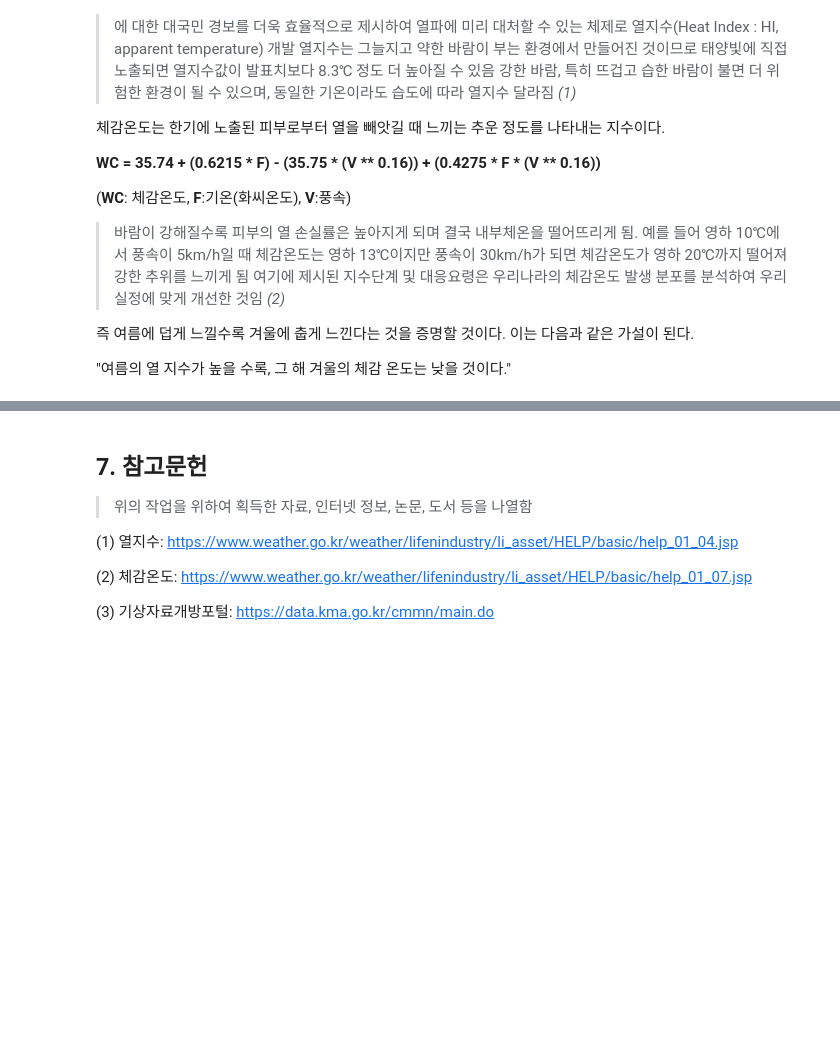
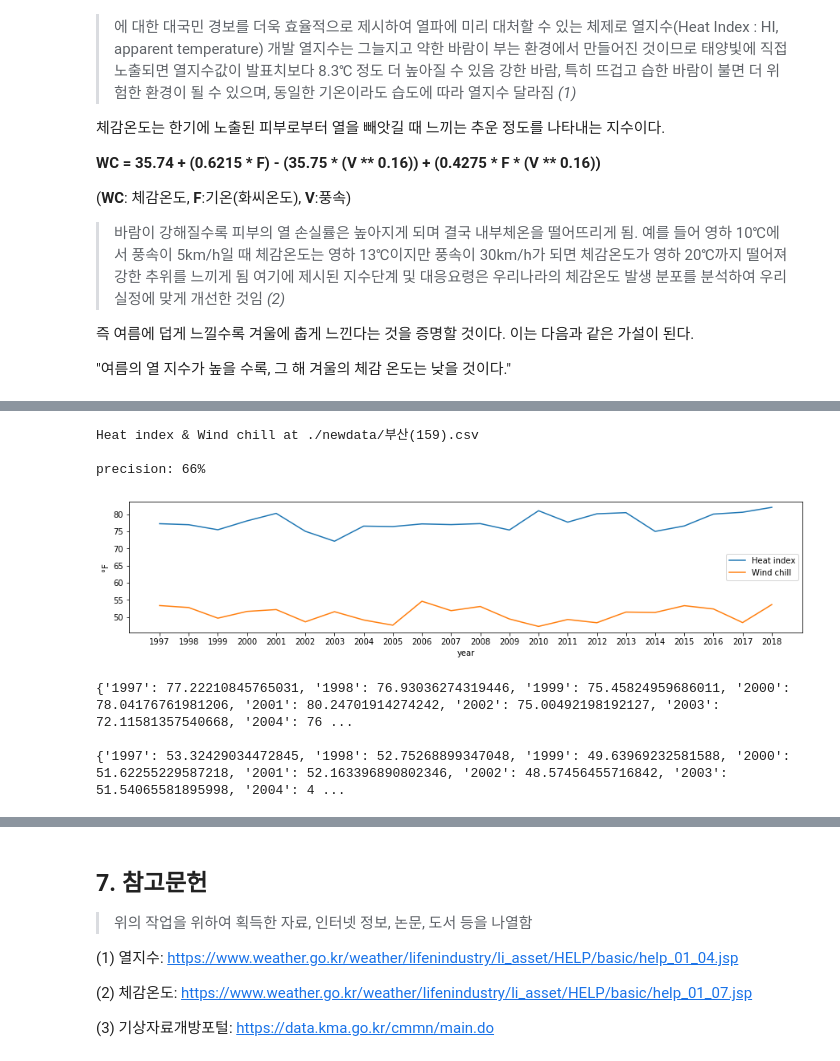
Before and after one commit to hwangwoojin/hot2cold, a Jupyter notebook: main.ipynb, the cells around one changed output, grey strips where cells are left out. Saved outputs shown, nothing was run; the diff lists cells and outputs as text; code cells hidden in the pictures; blank space fills up the shorter version.

```diff
--- a/main.ipynb
+++ b/main.ipynb
@@ -499,0 +350,10 @@ Heat index & Wind chill at ./newdata/창원(155).csv
+# %%
+show_all(26)
+# %% [output]
+Heat index & Wind chill at ./newdata/부산(159).csv
+
+precision: 66%
+[figure, added]
+{'1997': 77.22210845765031, '1998': 76.93036274319446, '1999': 75.45824959686011, '2000': 78.04176761981206, '2001': 80.24701914274242, '2002': 75.00492198192127, '2003': 72.11581357540668, '2004': 76 ...
+
+{'1997': 53.32429034472845, '1998': 52.75268899347048, '1999': 49.63969232581588, '2000': 51.62255229587218, '2001': 52.163396890802346, '2002': 48.57456455716842, '2003': 51.54065581895998, '2004': 4 ...
```
Also changed, not shown: parts of 114 cells of this notebook.
